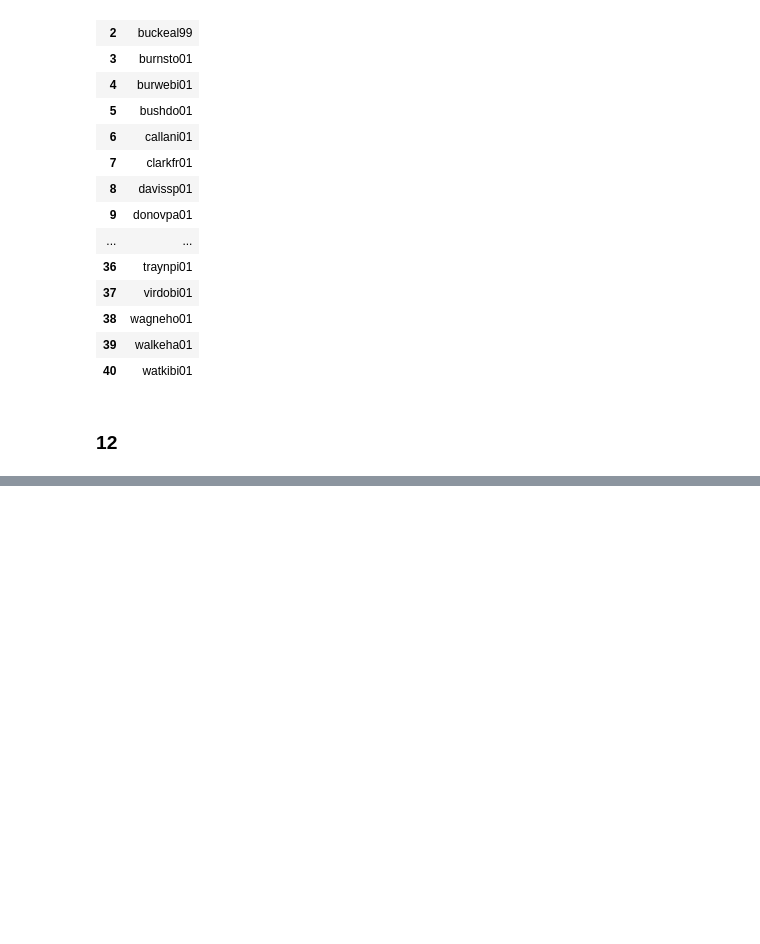
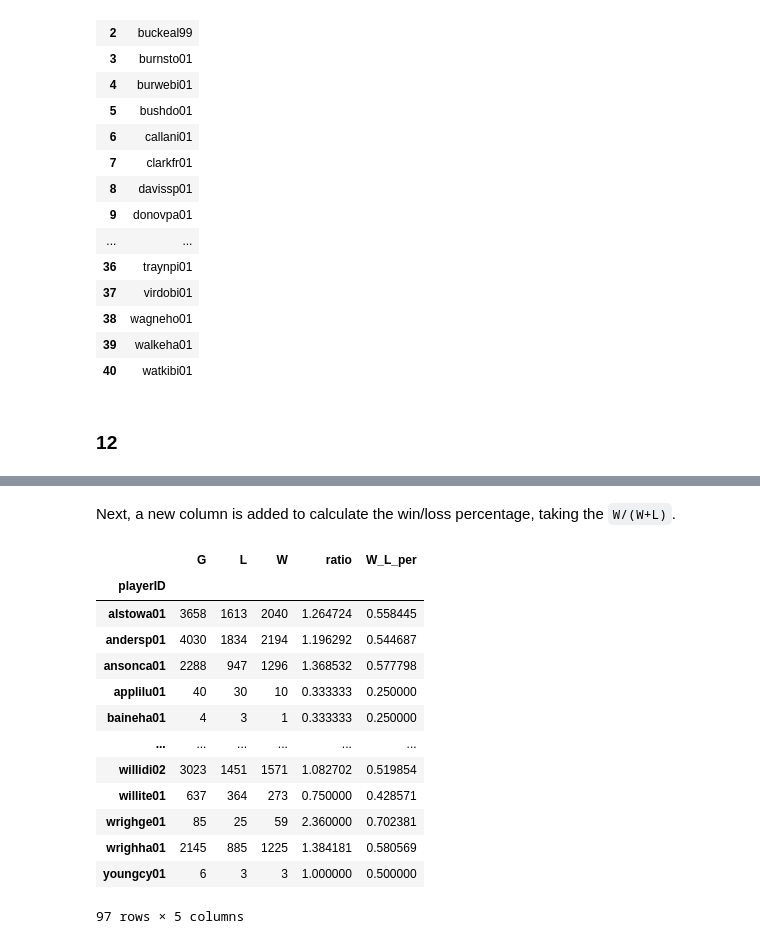
Before and after one commit to YefridC09/ST-554_Big_data_analysis, a Jupyter notebook: HW5_Yefrid__Cordoba.ipynb, the cells around one changed output, grey strips where cells are left out. Drawn from its saved outputs; the diff is of its cells as text; code cells hidden in the pictures; blank space fills up the shorter version.

```diff
--- a/HW5_Yefrid__Cordoba.ipynb
+++ b/HW5_Yefrid__Cordoba.ipynb
@@ -491,0 +531,11 @@ pd.read_sql(UM, MLB)
+# %%
+#Creating the query
+GLW = """
+    SELECT Managers.playerID, G, L, W
+    FROM Managers
+    INNER JOIN HallOfFame ON Managers.playerID = HallOfFame.playerID
+    WHERE inducted = 'Y'
+    """
+#Executing the query and saving the output in an object
+games = pd.read_sql(GLW, MLB)
+games
@@ -491,0 +558,4 @@ pd.read_sql(UM, MLB)
+# %%
+rat = games.groupby('playerID').sum()
+rat['ratio'] = rat['W']/rat['L']
+rat
@@ -491,0 +577,20 @@ pd.read_sql(UM, MLB)
+# %% [markdown]
+Next, a new column is added to calculate the win/loss percentage, taking the `W/(W+L)`.
+# %%
+rat['W_L_per'] = rat['W']/(rat['L']+rat['W'])
+rat
+# %% [output]
+|  | G | L | W | ratio | W_L_per |
+| playerID |  |  |  |  |  |
+| alstowa01 | 3658 | 1613 | 2040 | 1.264724 | 0.558445 |
+| andersp01 | 4030 | 1834 | 2194 | 1.196292 | 0.544687 |
+| ansonca01 | 2288 | 947 | 1296 | 1.368532 | 0.577798 |
+| applilu01 | 40 | 30 | 10 | 0.333333 | 0.250000 |
+| baineha01 | 4 | 3 | 1 | 0.333333 | 0.250000 |
+| ... | ... | ... | ... | ... | ... |
+| willidi02 | 3023 | 1451 | 1571 | 1.082702 | 0.519854 |
+| willite01 | 637 | 364 | 273 | 0.750000 | 0.428571 |
+| wrighge01 | 85 | 25 | 59 | 2.360000 | 0.702381 |
+| wrighha01 | 2145 | 885 | 1225 | 1.384181 | 0.580569 |
+| youngcy01 | 6 | 3 | 3 | 1.000000 | 0.500000 |
+97 rows × 5 columns
```
Also changed, not shown: parts of 13 cells of this notebook.
